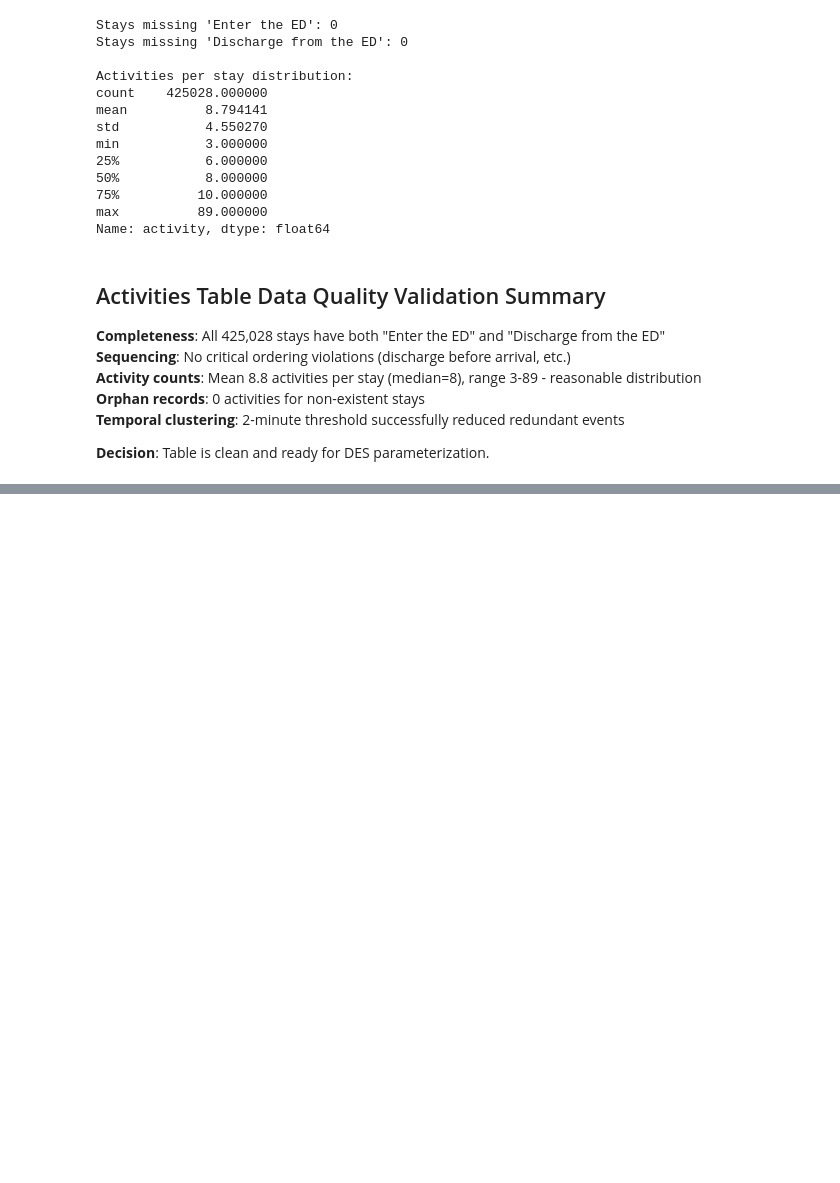
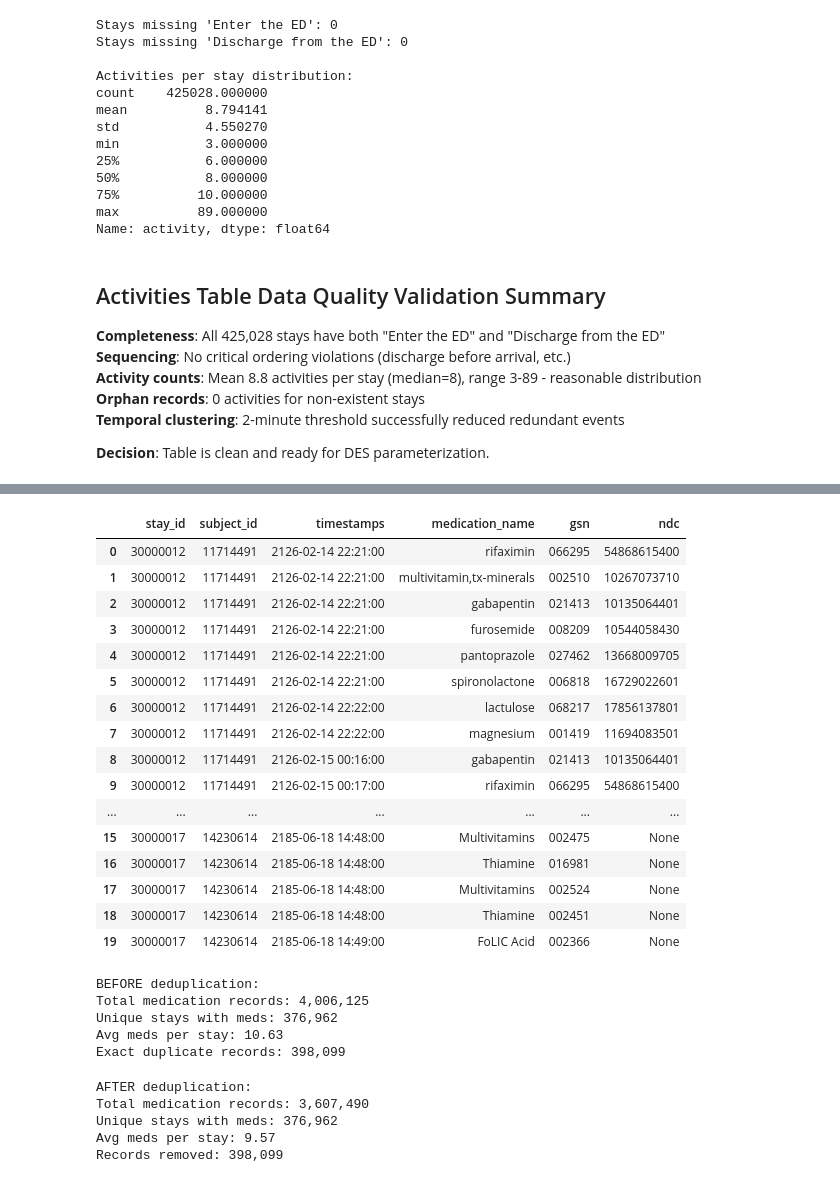
Before and after one commit to kayannet/SimHospital, a Jupyter notebook: notebooks/03_build_sim_input_tables.ipynb, the cells around one changed output, grey strips where cells are left out. Drawn from its saved outputs; the diff is of its cells as text; code cells hidden in the pictures; blank space fills up the shorter version.

```diff
--- a/notebooks/03_build_sim_input_tables.ipynb
+++ b/notebooks/03_build_sim_input_tables.ipynb
@@ -715,0 +915,50 @@ ed_activities.head(25)
+# %%
+# now on to building a medications table
+ed_medications = df[df["name"].notna()].copy()
+
+ed_medications = ed_medications[[
+    "stay_id",
+    "subject_id",
+    "timestamps",
+    "name",
+    "gsn",
+    "ndc"
+]].drop_duplicates().reset_index(drop=True)
+
+ed_medications.rename(columns={"name": "medication_name"}, inplace=True)
+ed_medications.head(20)
+# %% [output]
+|  | stay_id | subject_id | timestamps | medication_name | gsn | ndc |
+| 0 | 30000012 | 11714491 | 2126-02-14 22:21:00 | rifaximin | 066295 | 54868615400 |
+| 1 | 30000012 | 11714491 | 2126-02-14 22:21:00 | multivitamin,tx-minerals | 002510 | 10267073710 |
+| 2 | 30000012 | 11714491 | 2126-02-14 22:21:00 | gabapentin | 021413 | 10135064401 |
+| 3 | 30000012 | 11714491 | 2126-02-14 22:21:00 | furosemide | 008209 | 10544058430 |
+| 4 | 30000012 | 11714491 | 2126-02-14 22:21:00 | pantoprazole | 027462 | 13668009705 |
+| 5 | 30000012 | 11714491 | 2126-02-14 22:21:00 | spironolactone | 006818 | 16729022601 |
+| 6 | 30000012 | 11714491 | 2126-02-14 22:22:00 | lactulose | 068217 | 17856137801 |
+| 7 | 30000012 | 11714491 | 2126-02-14 22:22:00 | magnesium | 001419 | 11694083501 |
+| 8 | 30000012 | 11714491 | 2126-02-15 00:16:00 | gabapentin | 021413 | 10135064401 |
+| 9 | 30000012 | 11714491 | 2126-02-15 00:17:00 | rifaximin | 066295 | 54868615400 |
+| ... | ... | ... | ... | ... | ... | ... |
+| 15 | 30000017 | 14230614 | 2185-06-18 14:48:00 | Multivitamins | 002475 | None |
+| 16 | 30000017 | 14230614 | 2185-06-18 14:48:00 | Thiamine | 016981 | None |
+| 17 | 30000017 | 14230614 | 2185-06-18 14:48:00 | Multivitamins | 002524 | None |
+| 18 | 30000017 | 14230614 | 2185-06-18 14:48:00 | Thiamine | 002451 | None |
+| 19 | 30000017 | 14230614 | 2185-06-18 14:49:00 | FoLIC Acid | 002366 | None |
+# %%
+print("BEFORE deduplication:")
+print(f"Total medication records: {len(ed_medications):,}")
+print(f"Unique stays with meds: {ed_medications['stay_id'].nunique():,}")
+print(f"Avg meds per stay: {len(ed_medications) / ed_medications['stay_id'].nunique():.2f}")
+
+# check for exact duplicates
+exact_dupes = ed_medications.duplicated(
+    subset=["stay_id", "medication_name", "timestamps"]
+).sum()
+print(f"Exact duplicate records: {exact_dupes:,}")
+# %% [output]
+BEFORE deduplication:
+Total medication records: 4,006,125
+Unique stays with meds: 376,962
+Avg meds per stay: 10.63
+Exact duplicate records: 398,099
@@ -715,0 +975,12 @@ ed_activities.head(25)
+# %%
+print("\nAFTER deduplication:")
+print(f"Total medication records: {len(ed_medications):,}")
+print(f"Unique stays with meds: {ed_medications['stay_id'].nunique():,}")
+print(f"Avg meds per stay: {len(ed_medications) / ed_medications['stay_id'].nunique():.2f}")
+print(f"Records removed: {exact_dupes:,}")
+# %% [output]
+AFTER deduplication:
+Total medication records: 3,607,490
+Unique stays with meds: 376,962
+Avg meds per stay: 9.57
+Records removed: 398,099
```
Also changed, not shown: parts of 26 cells of this notebook.
